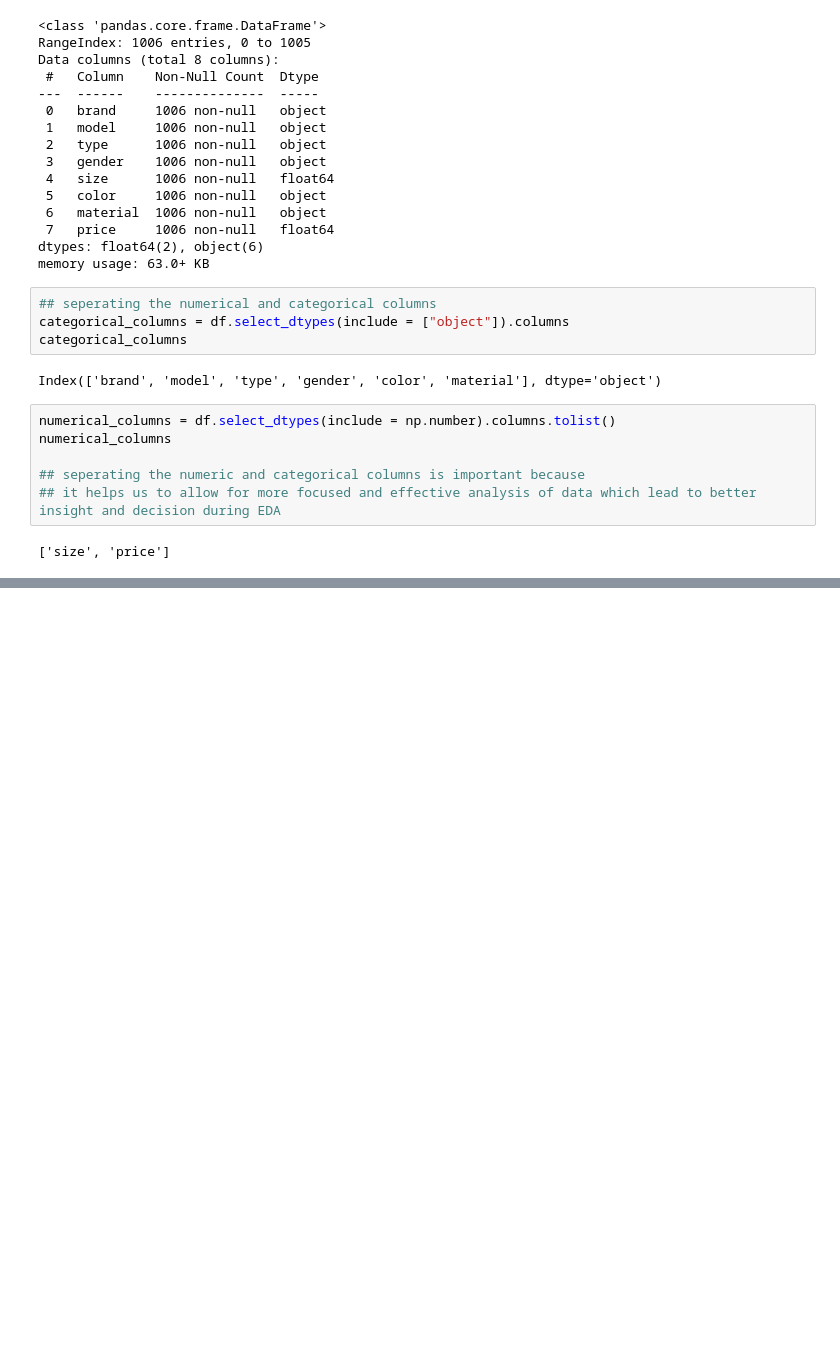
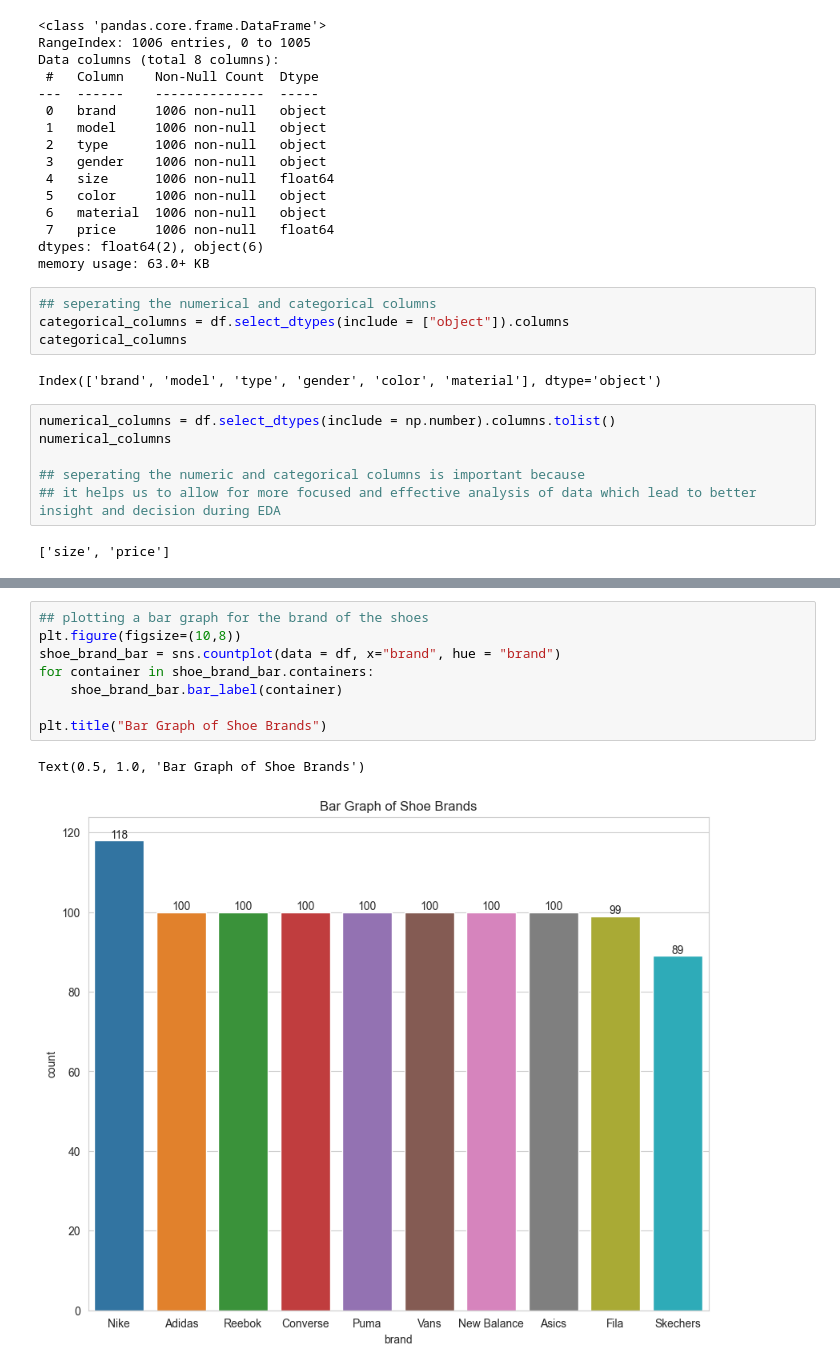
Before and after one commit to BishalJung7377/shoe_price, a Jupyter notebook: shoe_price.ipynb, the cells around one changed output, grey strips where cells are left out. Cells and saved outputs as stored; diff of their text form; blank space fills up the shorter version.

```diff
--- a/shoe_price.ipynb
+++ b/shoe_price.ipynb
@@ -235,0 +251,11 @@ Skew : 0.89
+# %%
+## plotting a bar graph for the brand of the shoes
+plt.figure(figsize=(10,8))
+shoe_brand_bar = sns.countplot(data = df, x="brand", hue = "brand")
+for container in shoe_brand_bar.containers:
+    shoe_brand_bar.bar_label(container)
+
+plt.title("Bar Graph of Shoe Brands")
+# %% [output]
+Text(0.5, 1.0, 'Bar Graph of Shoe Brands')
+[figure, added]
```
Also changed, not shown: parts of 22 cells of this notebook.
